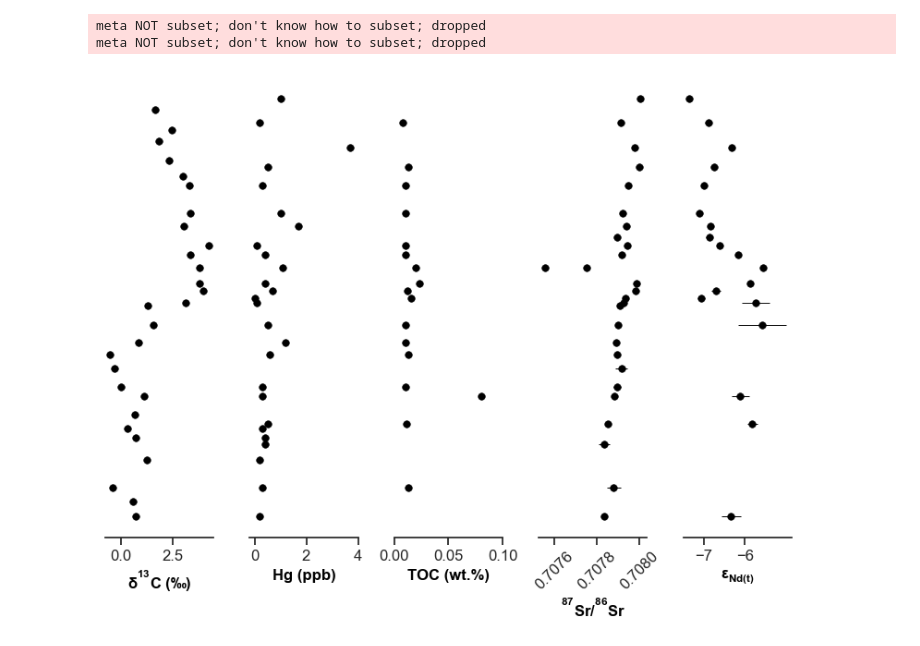
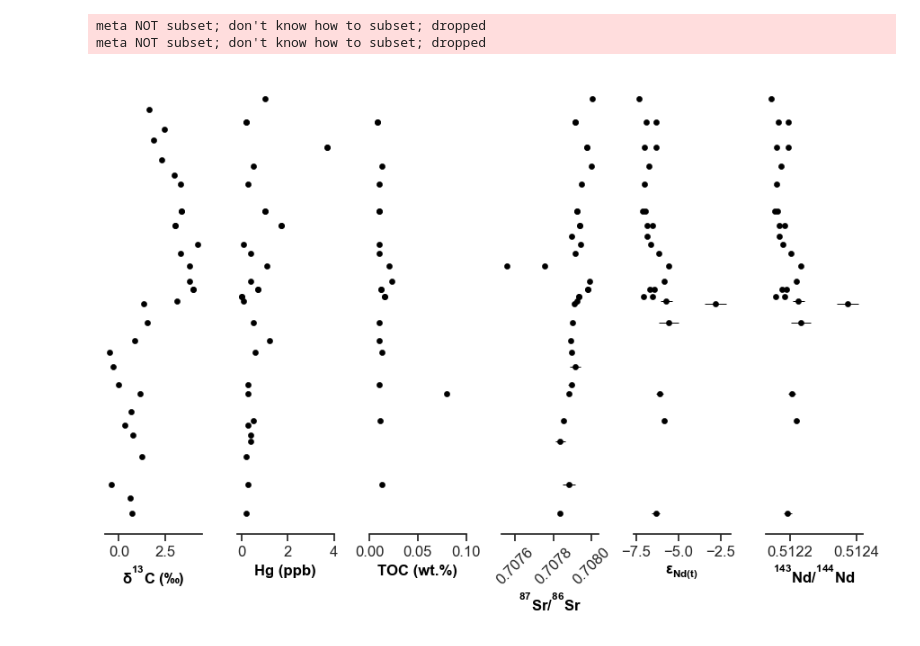
Before and after one commit to oluwaseun-edward/notebooks, a Jupyter notebook: WMJ.ipynb, the cells around one changed output. Drawn from its saved outputs; the diff is of its cells as text; code cells hidden in the pictures.

```diff
--- a/WMJ.ipynb
+++ b/WMJ.ipynb
@@ -29,11 +29,12 @@ TOC = wm["TOC"]
 d13C = wm["d13C"]
 Sr=wm.Sr
 Nd = wm.Nd_t
+Nd143 = wm.Nd143
 # %%
 # Create figure and subplots.
-fig, axes = plt.subplots(figsize=(8, 5.6),  # constrained_layout=True,
-                         ncols=5, nrows=1, sharey=True)
-ax0, ax1, ax2, ax3, ax4 = axes
+fig, axes = plt.subplots(figsize=(9, 5.7),  # constrained_layout=True,
+                         ncols=6, nrows=1, sharey=True)
+ax0, ax1, ax2, ax3, ax4, ax5 = axes
 
 # remove the y-axis ticks and y-axis itself.
 sns.despine(left=True, right=True, top=True, bottom=False)
@@ -41,40 +42,40 @@ plt.yticks([])
 plt.tight_layout()
 
 #define the variables needed to iterably make the figures.
-subs = ['d13C', 'Hg', 'TOC',"Sr", 'Nd_t']
-ax= [ax0, ax1, ax2, ax3, ax4]
+subs = ['d13C', 'Hg', 'TOC',"Sr", 'Nd_t', 'Nd143']
+ax= [ax0, ax1, ax2, ax3, ax4, ax5]
 xlabels = ["$\delta^{13}C\;(‰)$", "Hg (ppb)", "TOC (wt.%)",
-           "$^{87}Sr/^{86}Sr$", "$\epsilon_{Nd(t)}$"]
-err = ["Sr_2se", "Nd_2se"]
-err_subs = [Sr, Nd]
-ax_2 = [ax3, ax4]
+           "$^{87}Sr/^{86}Sr$", "$\epsilon_{Nd(t)}$", "$^{143}Nd/^{144}Nd$"]
+err = ["Sr_2se", "Nd_2se", "Nd143_2se"]
+err_subs = [Sr, Nd, Nd143]
+ax_2 = [ax3, ax4, ax5]
 # make the subplots using a for loop.
 for ix, sub in enumerate(subs):
     sns.scatterplot(data=wm, x=wm[sub], y=height, ax=ax[ix],
                     color='black', legend=False, edgecolor='black',
-                    s=30,
+                    s=20,
                     )
     ax[ix].tick_params(labelsize=12)
     ax[ix].set_xlabel(xlabels[ix], fontsize=12, c="black", fontweight="bold")
 # ax2.set_xticks([0, .1, .2])
 ax1.set_xticks([0, 2, 4])
 ax2.set_xticks([0, .05, .1])
 ax3.set_xticks([0.7076, 0.7078, 0.7080])
-ax4.set_xticks([-8, -7, -6])
+# ax4.set_xticks([-8, -7, -6])
 
 
 # change orientation of the x-axis labels on the Sr isotope plot
 for tick in ax3.get_xticklabels():
     tick.set_rotation(45)
 
 # ax3.set_xticklabels(ax.get_xticks(), rotation=50)
 # add error bars to Nd and Sr-isotope subplots
 for ix, sub in enumerate(err):
     ax_2[ix].errorbar(xerr=wm[sub], y=height,x=err_subs[ix], ecolor="black", color="black",
              linestyle='none', elinewidth=0.7, capthick=0.5, mec='black')
 
 plt.savefig("../plots/WMJ_all.pdf", dpi=600)
 # %% [output]
 meta NOT subset; don't know how to subset; dropped
 meta NOT subset; don't know how to subset; dropped
-[figure, old version]
+[figure, new version]
```
Also changed, not shown: parts of 1 cell of this notebook, 4 other files.
